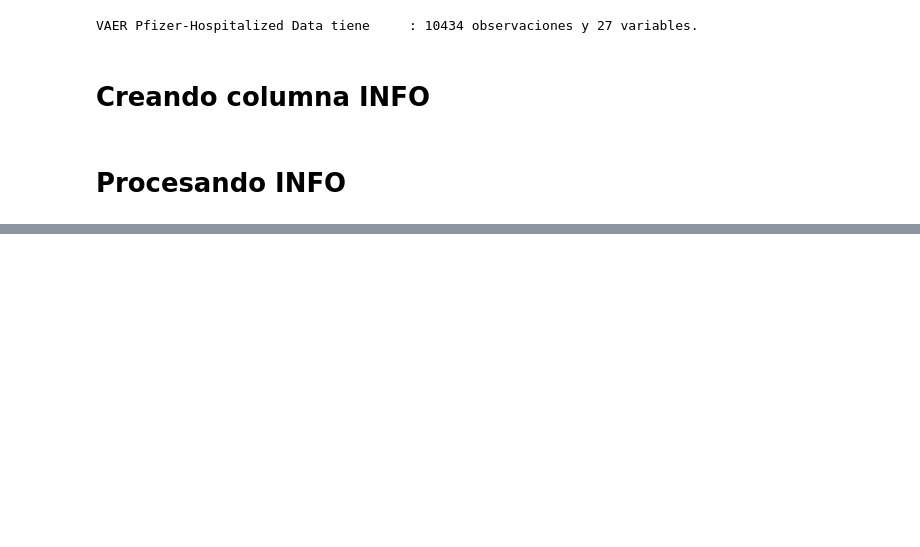
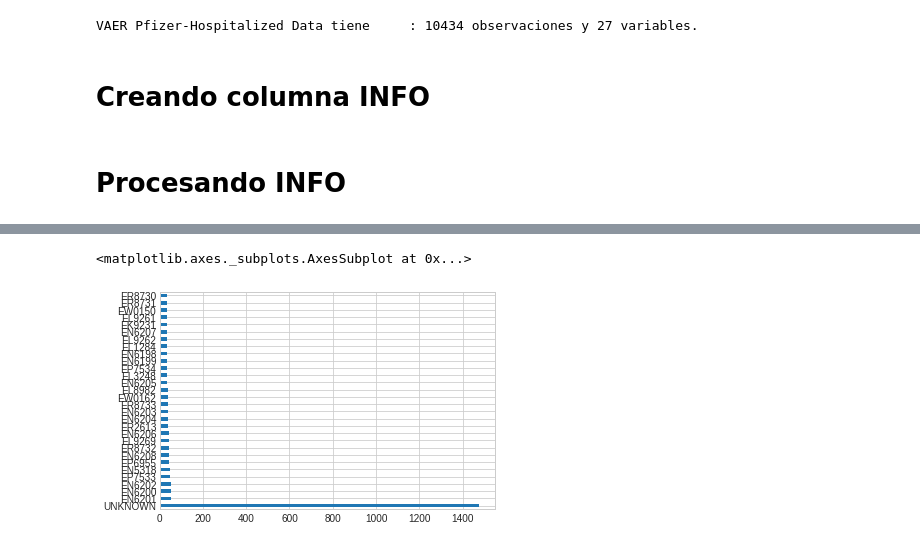
Before and after one commit to yodavo/IAI_vaccines, a Jupyter notebook: data_wrangling/NPL_vaccines.ipynb, the cells around one changed output, grey strips where cells are left out. Cells and saved outputs as stored; diff of their text form; code cells hidden in the pictures; blank space fills up the shorter version.

```diff
--- a/data_wrangling/NPL_vaccines.ipynb
+++ b/data_wrangling/NPL_vaccines.ipynb
@@ -256,0 +236,16 @@ Name: decision, dtype: int64
+# %%
+# seleecionams las observaciones que tienen al menos un evento aesi
+dataset = dataset.loc[dataset["decision"] > 0]
+# %%
+# eliminamos variables no utiles
+dataset.drop(columns=['TEXT', 'decision', 'DATEDIED'] , inplace=True)
+# %%
+# eliminamos fechas
+dataset = dataset.dropna()
+dataset['RECVDATE'] =  dataset['RECVDATE'].apply(pd.to_datetime, format='%Y-%m-%d')
+dataset['VAX_DATE'] =  dataset['VAX_DATE'].apply(pd.to_datetime, format='%Y-%m-%d')
+dataset['ONSET_DATE'] =  dataset['ONSET_DATE'].apply(pd.to_datetime, format='%Y-%m-%d')
+# %%
+# renombrar columna y usar mayusculas para igualar valores.
+dataset.columns = dataset.columns.str.lower()
+dataset.vax_lot = dataset.vax_lot.str.upper()
@@ -256,0 +272,5 @@ Name: decision, dtype: int64
+# %%
+dataset.vax_lot.value_counts().head(30).plot(kind = 'barh')
+# %% [output]
+<matplotlib.axes._subplots.AxesSubplot at 0x...>
+[figure, added]
```
Also changed, not shown: parts of 19 cells of this notebook.
